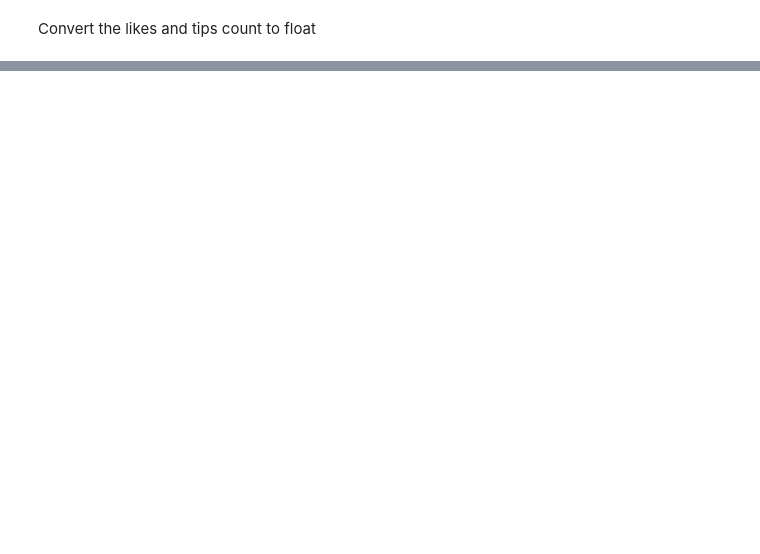
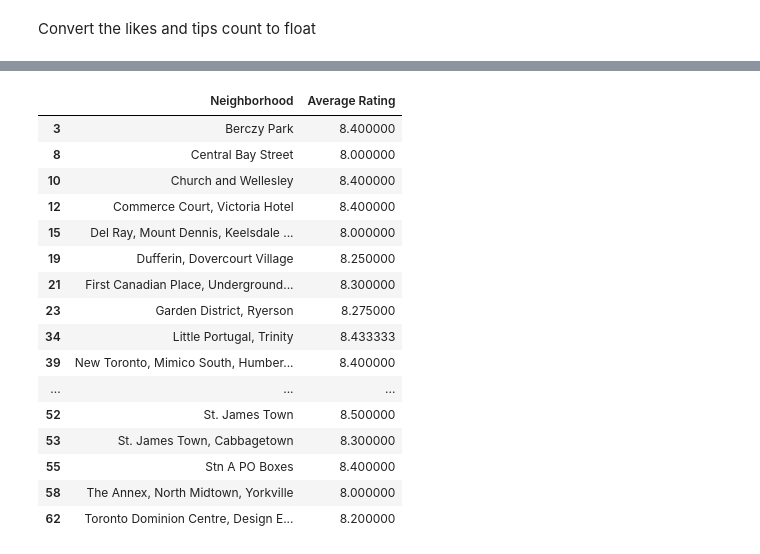
Before and after one commit to ichishiro1997/Coursera_Capstone, a Jupyter notebook: The Battle of Neighborhoods_PART 2.ipynb, the cells around one changed output, grey strips where cells are left out. Cells and saved outputs as stored; diff of their text form; code cells hidden in the pictures; blank space fills up the shorter version.

```diff
--- a/The Battle of Neighborhoods_PART 2.ipynb
+++ b/The Battle of Neighborhoods_PART 2.ipynb
@@ -396,0 +411,4 @@ ne.shape
+# %%
+neighborhood_stats = ita_chi_rest_rank.groupby('Neighborhood',as_index=False).mean()[['Neighborhood','Rating']]
+neighborhood_stats.columns=['Neighborhood','Average Rating']
+neighborhood_stats.sort_values(['Average Rating'],ascending=False).head(10)
@@ -396,0 +458,22 @@ ne.shape
+# %%
+#neighborhood_stats.sort_values(['Average Rating'],ascending=False)
+neighborhood_stats = neighborhood_stats[neighborhood_stats['Average Rating']>=8.0]
+neighborhood_stats
+# %% [output]
+|  | Neighborhood | Average Rating |
+| 3 | Berczy Park | 8.400000 |
+| 8 | Central Bay Street | 8.000000 |
+| 10 | Church and Wellesley | 8.400000 |
+| 12 | Commerce Court, Victoria Hotel | 8.400000 |
+| 15 | Del Ray, Mount Dennis, Keelsdale ... | 8.000000 |
+| 19 | Dufferin, Dovercourt Village | 8.250000 |
+| 21 | First Canadian Place, Underground... | 8.300000 |
+| 23 | Garden District, Ryerson | 8.275000 |
+| 34 | Little Portugal, Trinity | 8.433333 |
+| 39 | New Toronto, Mimico South, Humber... | 8.400000 |
+| ... | ... | ... |
+| 52 | St. James Town | 8.500000 |
+| 53 | St. James Town, Cabbagetown | 8.300000 |
+| 55 | Stn A PO Boxes | 8.400000 |
+| 58 | The Annex, North Midtown, Yorkville | 8.000000 |
+| 62 | Toronto Dominion Centre, Design E... | 8.200000 |
```
Also changed, not shown: parts of 32 cells of this notebook.
